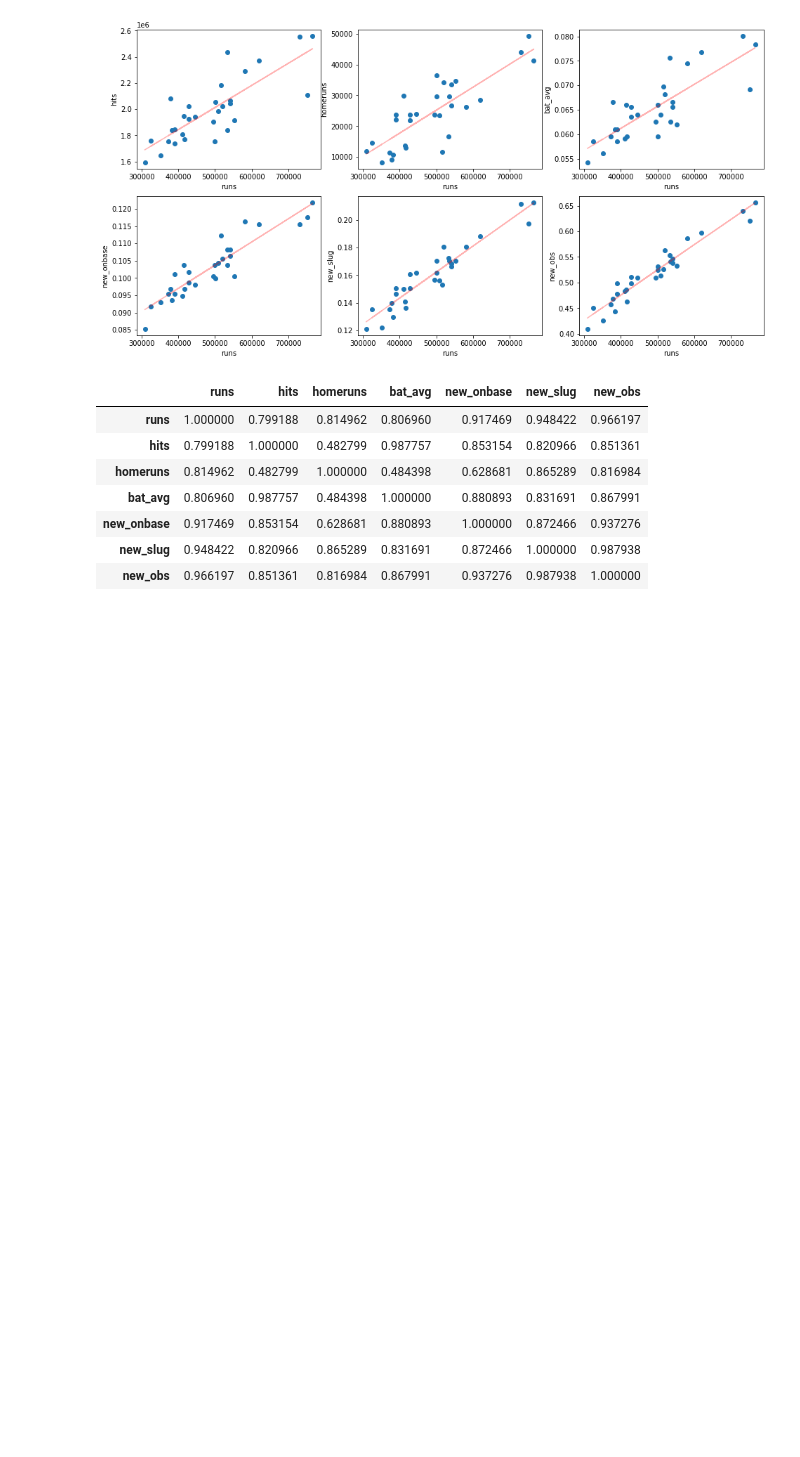
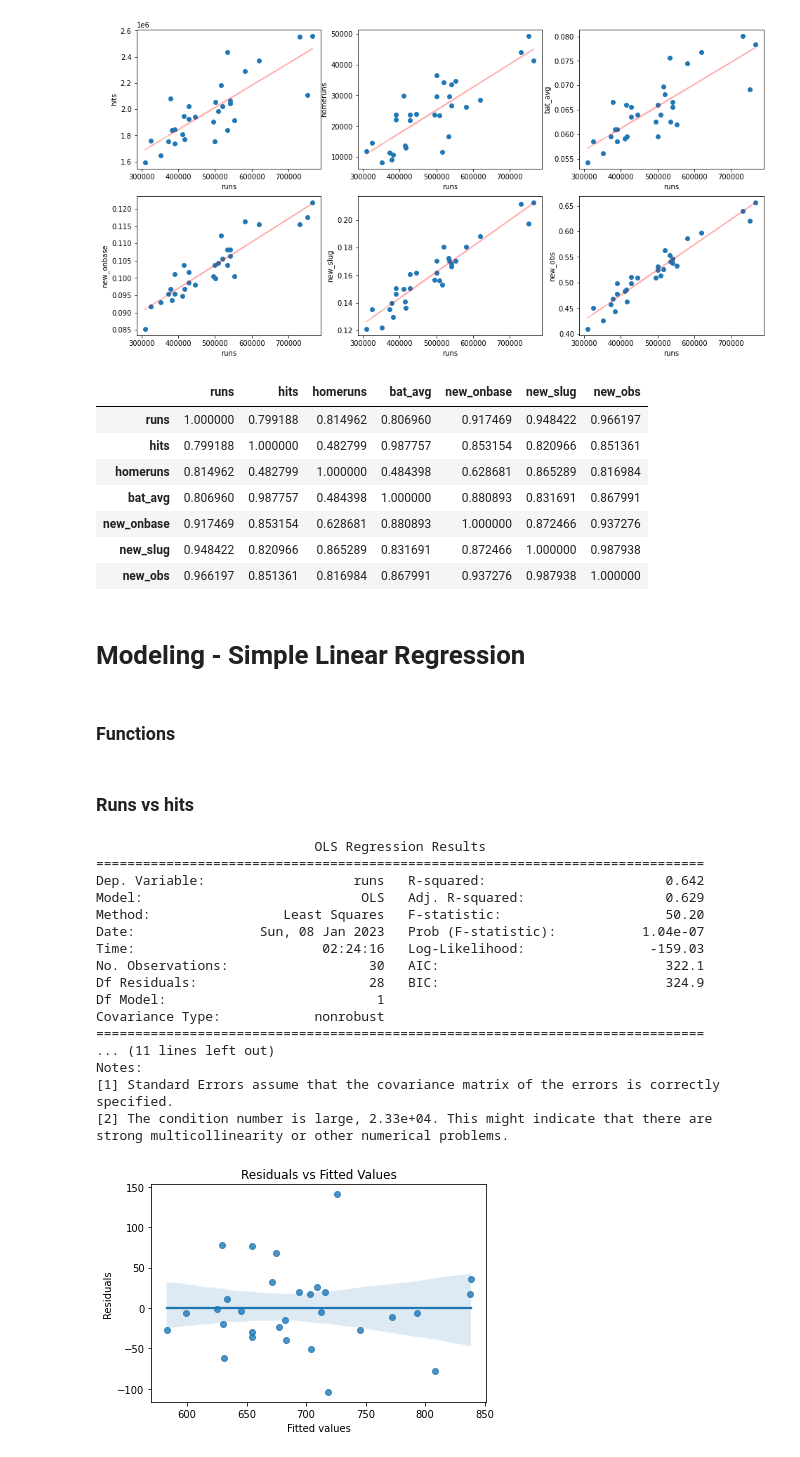
Before and after one commit to saychelsea11/Moneyball_Linear_Regression, a Jupyter notebook: Moneyball_Linear_Regression.ipynb, the cells around one changed output. Cells and saved outputs as stored; diff of their text form; code cells hidden in the pictures; blank space fills up the shorter version.

Commit message:
Added simple linear regression models for the best 6 independent variables with the runs dependent variable.

```diff
--- a/Moneyball_Linear_Regression.ipynb
+++ b/Moneyball_Linear_Regression.ipynb
@@ -12,7 +15,8 @@ from sklearn.linear_model import LinearRegression
 # %% [markdown]
 # Loading dataset
 # %%
-df = pd.read_csv('/content/drive/MyDrive/mlb11.csv',index_col=0)
+#df = pd.read_csv('/content/drive/MyDrive/mlb11.csv',index_col=0)
+df = pd.read_csv(r'C:\Users\sdas\Github_DS\Moneyball_Linear_Regression\mlb11.csv',index_col=0)
 df.head()
 # %% [output]
 |  | team | runs | at_bats | hits | homeruns | bat_avg | strikeouts | stolen_bases | wins | new_onbase | ... |
@@ -214,3 +218,47 @@ df_square.corr(method="pearson").style.background_gradient()
 | new_onbase | 0.917469 | 0.853154 | 0.628681 | 0.880893 | 1.000000 | 0.872466 | 0.937276 |
 | new_slug | 0.948422 | 0.820966 | 0.865289 | 0.831691 | 0.872466 | 1.000000 | 0.987938 |
 | new_obs | 0.966197 | 0.851361 | 0.816984 | 0.867991 | 0.937276 | 0.987938 | 1.000000 |
+# %% [markdown]
+# Modeling - Simple Linear Regression
+# %% [markdown]
+### Functions
+# %%
+def simple_lin_reg(x,y):
+    eq = y + ' ~ ' + x
+    m = ols(eq,df).fit()
+    print(m.summary())
+    return m
+
+def model_diagnostics(m):
+    #Printing residuals vs fitted values
+    #a, b = np.polyfit(m.resid, m.fittedvalues, 1)
+    plt.figure()
+    sns.regplot(x=m.fittedvalues,y=m.resid,fit_reg=True)
+    plt.title("Residuals vs Fitted Values")
+    plt.xlabel("Fitted values")
+    plt.ylabel("Residuals")
+    plt.show()
+# %% [markdown]
+### Runs vs hits
+# %%
+model = simple_lin_reg('hits','runs')
+model_diagnostics(model)
+# %% [output]
+                            OLS Regression Results
+==============================================================================
+Dep. Variable:                   runs   R-squared:                       0.642
+Model:                            OLS   Adj. R-squared:                  0.629
+Method:                 Least Squares   F-statistic:                     50.20
+Date:                Sun, 08 Jan 2023   Prob (F-statistic):           1.04e-07
+Time:                        02:24:16   Log-Likelihood:                -159.03
+No. Observations:                  30   AIC:                             322.1
+Df Residuals:                      28   BIC:                             324.9
+Df Model:                           1
+Covariance Type:            nonrobust
+==============================================================================
+... (11 lines left out)
+Notes:
+[1] Standard Errors assume that the covariance matrix of the errors is correctly specified.
+[2] The condition number is large, 2.33e+04. This might indicate that there are
+strong multicollinearity or other numerical problems.
+[figure, added]
```
Also changed, not shown: parts of 12 cells of this notebook.
